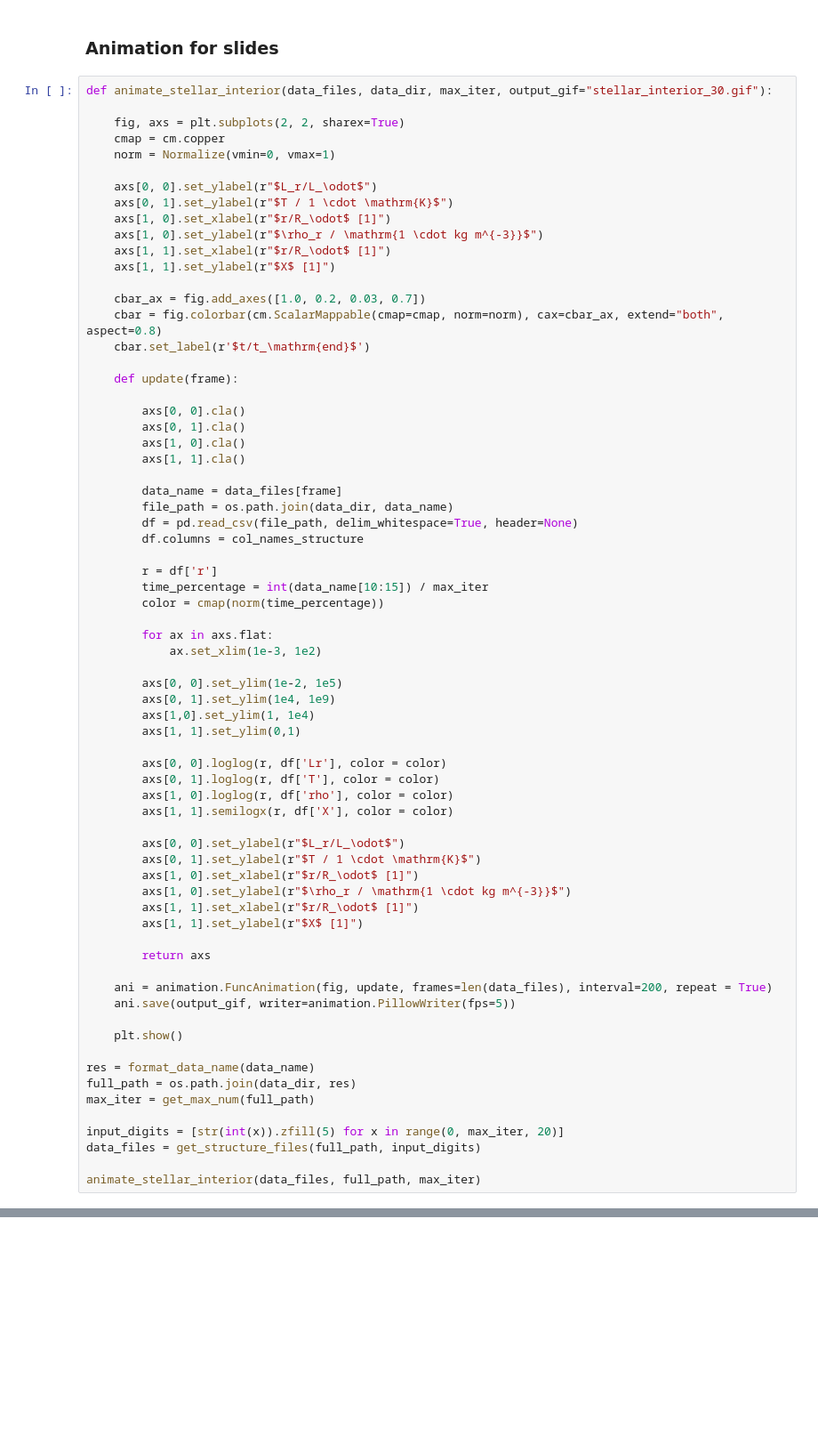
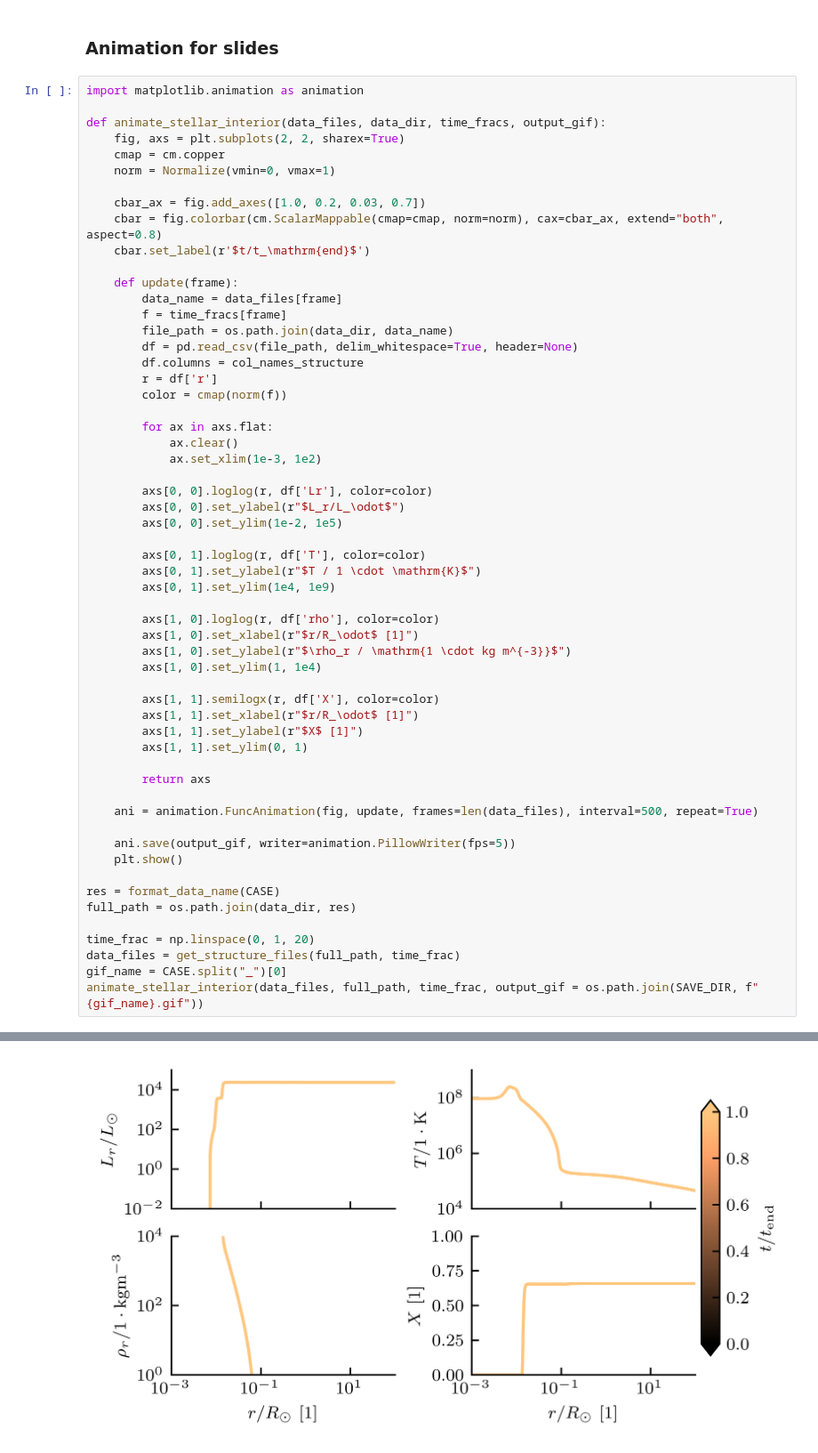
Before and after one commit to JeppJeppsson/Stellar_project, a Jupyter notebook: 3.1.ipynb, the cells around one changed output, grey strips where cells are left out. Shown at 89% size. Drawn from its saved outputs; the diff is of its cells as text; blank space fills up the shorter version.

Commit message:
Animation radial profile

```diff
--- a/3.1.ipynb
+++ b/3.1.ipynb
@@ -221,72 +348,60 @@ optimal_time_frac = 0.7979027632754584
 # %% [markdown]
 ### Animation for slides
 # %%
-def animate_stellar_interior(data_files, data_dir, max_iter, output_gif="stellar_interior_30.gif"):
+import matplotlib.animation as animation
 
+def animate_stellar_interior(data_files, data_dir, time_fracs, output_gif):
     fig, axs = plt.subplots(2, 2, sharex=True)
     cmap = cm.copper
     norm = Normalize(vmin=0, vmax=1)
-
-    axs[0, 0].set_ylabel(r"$L_r/L_\odot$")
-    axs[0, 1].set_ylabel(r"$T / 1 \cdot \mathrm{K}$")
-    axs[1, 0].set_xlabel(r"$r/R_\odot$ [1]")
-    axs[1, 0].set_ylabel(r"$\rho_r / \mathrm{1 \cdot kg m^{-3}}$")
-    axs[1, 1].set_xlabel(r"$r/R_\odot$ [1]")
-    axs[1, 1].set_ylabel(r"$X$ [1]")
 
     cbar_ax = fig.add_axes([1.0, 0.2, 0.03, 0.7])
     cbar = fig.colorbar(cm.ScalarMappable(cmap=cmap, norm=norm), cax=cbar_ax, extend="both", aspect=0.8)
     cbar.set_label(r'$t/t_\mathrm{end}$')
 
     def update(frame):
-
-        axs[0, 0].cla()
-        axs[0, 1].cla()
-        axs[1, 0].cla()
-        axs[1, 1].cla()
-
         data_name = data_files[frame]
+        f = time_fracs[frame]
         file_path = os.path.join(data_dir, data_name)
         df = pd.read_csv(file_path, delim_whitespace=True, header=None)
         df.columns = col_names_structure
-
         r = df['r']
-        time_percentage = int(data_name[10:15]) / max_iter
-        color = cmap(norm(time_percentage))
+        color = cmap(norm(f))
 
         for ax in axs.flat:
+            ax.clear()
             ax.set_xlim(1e-3, 1e2)
 
+        axs[0, 0].loglog(r, df['Lr'], color=color)
+        axs[0, 0].set_ylabel(r"$L_r/L_\odot$")
         axs[0, 0].set_ylim(1e-2, 1e5)
+
+        axs[0, 1].loglog(r, df['T'], color=color)
+        axs[0, 1].set_ylabel(r"$T / 1 \cdot \mathrm{K}$")
         axs[0, 1].set_ylim(1e4, 1e9)
-        axs[1,0].set_ylim(1, 1e4)
-        axs[1, 1].set_ylim(0,1)
 
-        axs[0, 0].loglog(r, df['Lr'], color = color)
-        axs[0, 1].loglog(r, df['T'], color = color)
-        axs[1, 0].loglog(r, df['rho'], color = color)
-        axs[1, 1].semilogx(r, df['X'], color = color)
-
-        axs[0, 0].set_ylabel(r"$L_r/L_\odot$")
-        axs[0, 1].set_ylabel(r"$T / 1 \cdot \mathrm{K}$")
+        axs[1, 0].loglog(r, df['rho'], color=color)
         axs[1, 0].set_xlabel(r"$r/R_\odot$ [1]")
         axs[1, 0].set_ylabel(r"$\rho_r / \mathrm{1 \cdot kg m^{-3}}$")
+        axs[1, 0].set_ylim(1, 1e4)
+
+        axs[1, 1].semilogx(r, df['X'], color=color)
         axs[1, 1].set_xlabel(r"$r/R_\odot$ [1]")
         axs[1, 1].set_ylabel(r"$X$ [1]")
+        axs[1, 1].set_ylim(0, 1)
 
         return axs
 
-    ani = animation.FuncAnimation(fig, update, frames=len(data_files), interval=200, repeat = True)
+    ani = animation.FuncAnimation(fig, update, frames=len(data_files), interval=500, repeat=True)
+
     ani.save(output_gif, writer=animation.PillowWriter(fps=5))
-
     plt.show()
 
-res = format_data_name(data_name)
+res = format_data_name(CASE)
 full_path = os.path.join(data_dir, res)
-max_iter = get_max_num(full_path)
 
-input_digits = [str(int(x)).zfill(5) for x in range(0, max_iter, 20)]
-data_files = get_structure_files(full_path, input_digits)
-
-animate_stellar_interior(data_files, full_path, max_iter)
+time_frac = np.linspace(0, 1, 20)
+data_files = get_structure_files(full_path, time_frac)
+gif_name = CASE.split("_")[0]
+animate_stellar_interior(data_files, full_path, time_frac, output_gif = os.path.join(SAVE_DIR, f"{gif_name}.gif"))
 # %% [output]
@@ -293,0 +408 @@ TypeError: can't multiply sequence by non-int of type 'numpy.float64'
+[figure, added]
```
Also changed, not shown: parts of 8 cells of this notebook, 3 other files.
